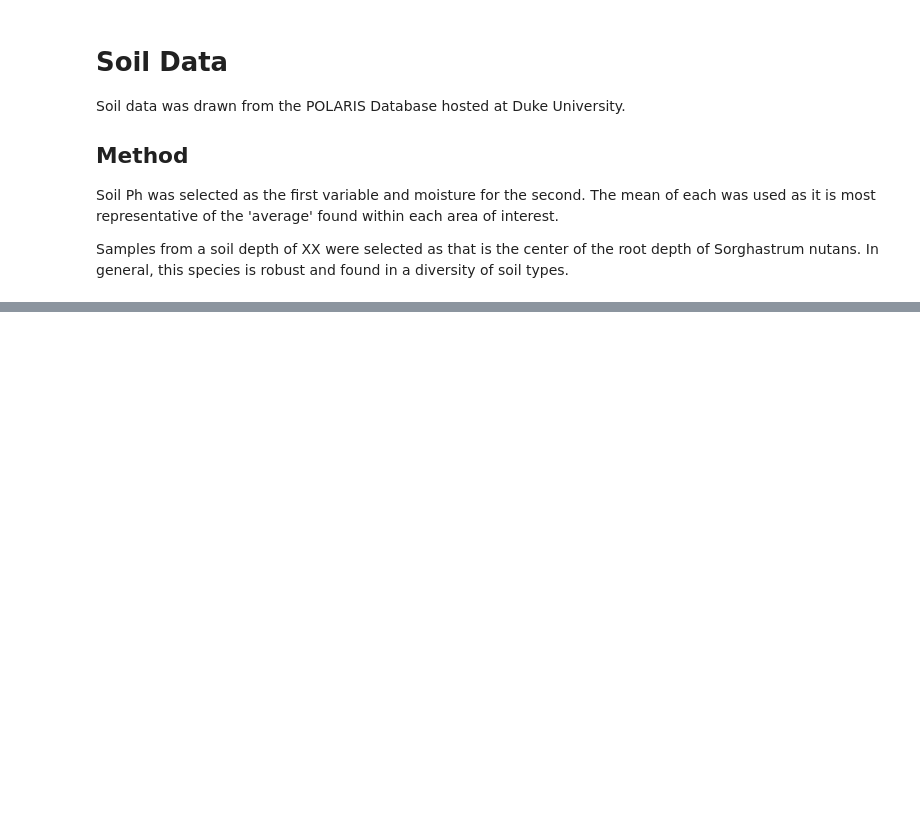
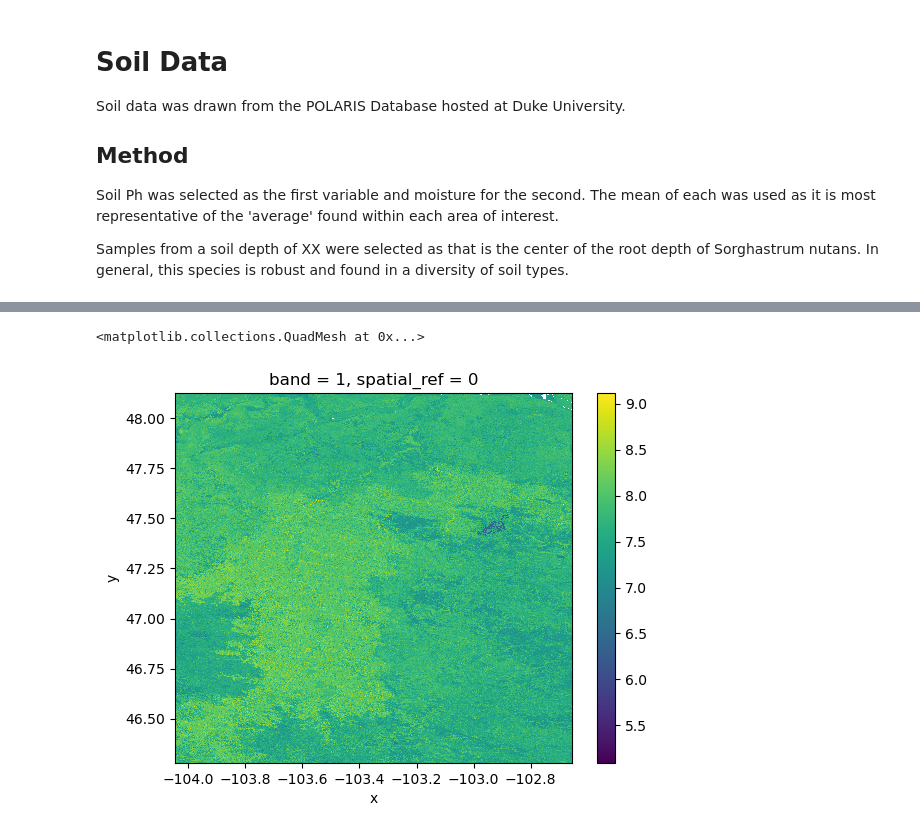
Before and after one commit to ZimmZone/habitat-suitability, a Jupyter notebook: habitat_suitability.ipynb, the cells around one changed output, grey strips where cells are left out. Saved outputs shown, nothing was run; the diff lists cells and outputs as text; code cells hidden in the pictures; blank space fills up the shorter version.

```diff
--- a/habitat_suitability.ipynb
+++ b/habitat_suitability.ipynb
@@ -200,0 +271,37 @@ For each grassland:
+# %%
+# Define bounds for Missouri Grasslands
+soil2_bounds = bounds_min_lon, bounds_min_lat, bounds_max_lon, bounds_max_lat = (
+    habitat2_gdf.total_bounds)
+
+
+soil2_url_list = []
+for min_lon in range(floor(bounds_min_lon), ceil(bounds_max_lon)):
+    for min_lat in range(floor(bounds_min_lat), ceil(bounds_max_lat)):
+        soil2_url = soil2_url_template.format(
+            min_lat=min_lat, max_lat=min_lat+1,
+            min_lon=min_lon, max_lon=min_lon+1)
+        soil2_url_list.append(soil2_url)
+soil2_url_list
+
+soil2_das = []
+#loop through each of the soil files
+for i in soil2_url_list:
+    # Download raster data
+    # Unzip the raster data
+    # Extract metadada from the file name
+     # Only download once -- Save raster data to the disk
+     # with zipfile.ZipFile(BytesIO(response.content)) as hls_zip:
+    #  hls_zip.extractall(hls_dir)
+     # Load the raster data into Python, mask and scale and squeeze
+     soil2_da = rxr.open_rasterio(
+         i,
+         mask_and_scale=True
+         ).squeeze()
+     print('OPENED ')
+
+     #Crop the raster data
+     cropped2_da = soil2_da.rio.clip_box(*habitat2_bounds)
+     soil2_das.append(cropped2_da)
+     print('CROPPED')
+
+display(soil2_das)
@@ -200,0 +344,7 @@ For each grassland:
+# %%
+# Merge tiles
+soil2_merged_das = merge_arrays(soil2_das)
+soil2_merged_das.plot()
+# %% [output]
+<matplotlib.collections.QuadMesh at 0x...>
+[figure, added]
```
Also changed, not shown: parts of 27 cells of this notebook.
